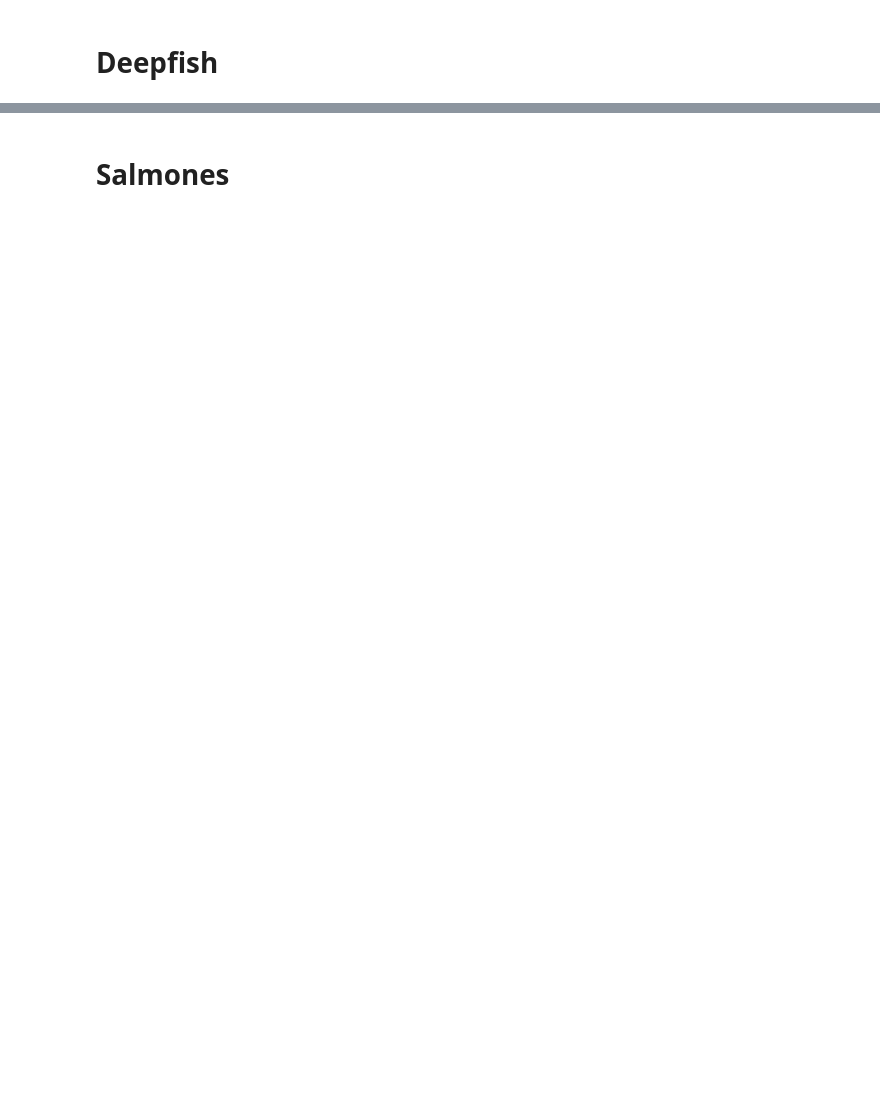
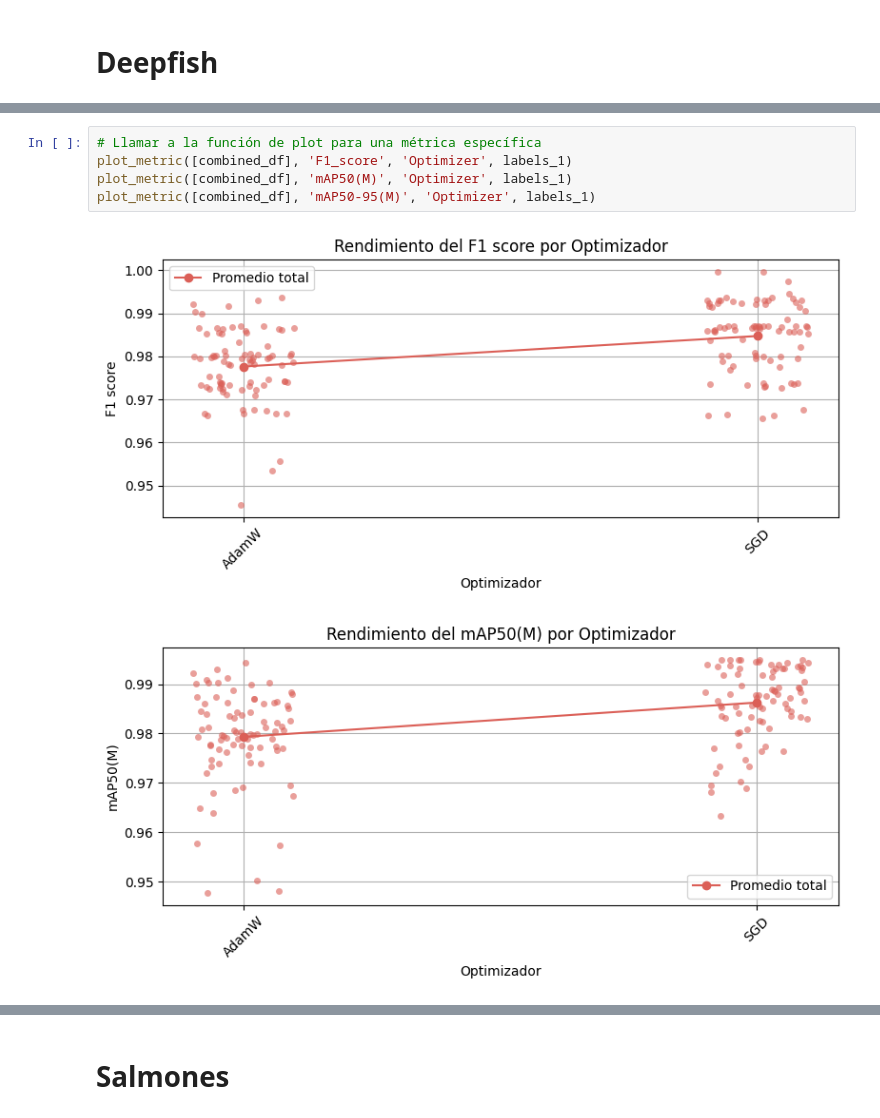
Before and after one commit to juliopchile/memoria, a Jupyter notebook: check_tune_results.ipynb, the cells around one changed output, grey strips where cells are left out. Saved outputs shown, nothing was run; the diff lists cells and outputs as text; blank space fills up the shorter version.

```diff
--- a/check_tune_results.ipynb
+++ b/check_tune_results.ipynb
@@ -472,0 +725,8 @@ nuevo_diccionario_hyper_params
+# %%
+# Llamar a la función de plot para una métrica específica
+plot_metric([combined_df], 'F1_score', 'Optimizer', labels_1)
+plot_metric([combined_df], 'mAP50(M)', 'Optimizer', labels_1)
+plot_metric([combined_df], 'mAP50-95(M)', 'Optimizer', labels_1)
+# %% [output]
+[figure, added]
+[figure, added]
```
Also changed, not shown: parts of 45 cells of this notebook, 6 other files.
